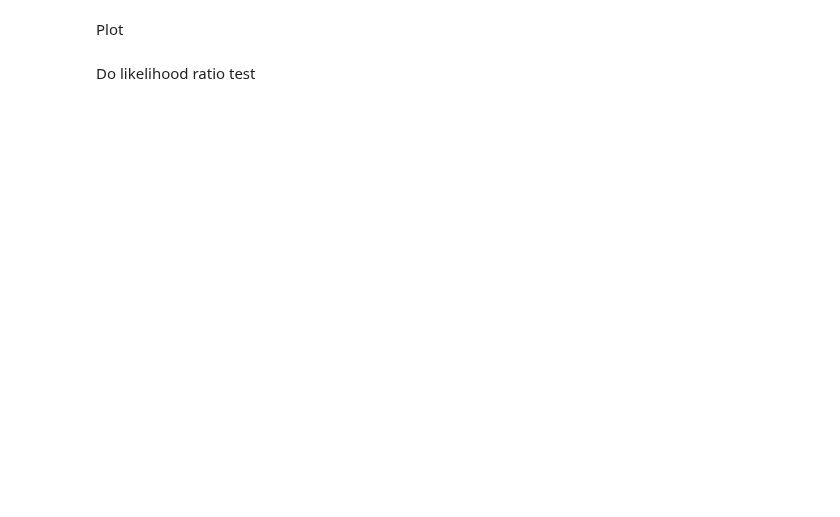
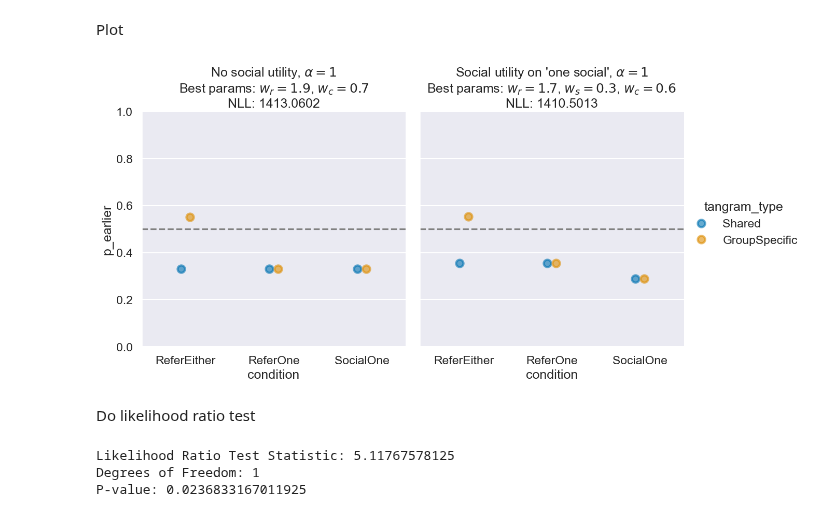
Before and after one commit to aliciamchen/code-switching, a Jupyter notebook: model/earlier-later-3pp-redblue.ipynb, the cells around one changed output. Cells and saved outputs as stored; diff of their text form; code cells hidden in the pictures; blank space fills up the shorter version.

Commit message:
remove hardcoded params from `grid_search_nll`

```diff
--- a/model/earlier-later-3pp-redblue.ipynb
+++ b/model/earlier-later-3pp-redblue.ipynb
@@ -4,7 +4,7 @@
 December 2024
 # %%
 # import jax
-# import jax.numpy as jnp
+import jax.numpy as jnp
 # from jax import lax
 import pandas as pd
 import matplotlib.pyplot as plt
@@ -13,8 +13,11 @@ from scipy.stats import chi2
 
 import data_tools
 import model_tools
+import utils
 
 from enums import *
+
+sns.set_theme('talk')
 # %%
 data = data_tools.get_data()
 tangram_info = data_tools.get_tangram_info(data)
@@ -24,6 +45,19 @@ tangram_info
+# %%
+alphas = jnp.array([1]) # jnp.arange(0, 5, 0.1)
+w_rs = jnp.arange(0, 5, 0.1)
+w_ss = jnp.arange(0, 5, 0.1)
+w_cs = jnp.arange(0, 5, 0.1)
+# %%
+params_list_no_social = utils.get_params_list(
+    alphas=alphas, w_rs=w_rs, w_ss=jnp.array([0]), w_cs=w_cs
+)
+
+params_list_social = utils.get_params_list(
+    alphas=alphas, w_rs=w_rs, w_ss=w_rs, w_cs=w_cs
+)
 # %%
-best_params_no_social, best_nll_no_social, _ = model_tools.grid_search_nll(data_organized, tangram_info, model_type="no_social")
-best_params_social, best_nll_social, _ = model_tools.grid_search_nll(data_organized, tangram_info, model_type="social")
+best_params_no_social, best_nll_no_social, _ = model_tools.grid_search_nll(data_organized, tangram_info, params_list=params_list_no_social)
+best_params_social, best_nll_social, _ = model_tools.grid_search_nll(data_organized, tangram_info, params_list=params_list_social)
 # %%
 print(f"Best params no social: {best_params_no_social}")
 print(f"NLL no social: {best_nll_no_social}")
@@ -72,31 +125,33 @@ Plot
 # %%
 g = sns.catplot(
     data=df_preds,
     x="condition",
     y="p_earlier",
     hue="tangram_type",
     col="type",
     kind="point",
     height=6,
     aspect=1,
     palette="colorblind",
     dodge=0.1,
     alpha=0.6,
     linestyle="none",
 )
 
 g.set(ylim=(0, 1))
 for ax in g.axes.flat:
     ax.axhline(0.5, ls="--", color="gray")
 
 # add an extra title to each of the plots
 titles = [
-    "No social utility\nBest: $\\alpha=1$, $w_r=1.9$, $w_c=0.7$\nNLL: 1413.0602",
-    "Social utility only on 'one social'\nBest: $\\alpha=0.5$, $w_r=3.4$, $w_s=0.5$, $w_c=1.2$\nNLL: 1410.3212",
+    f"No social utility, $\\alpha=1$\nBest params: $w_r={best_params_no_social[1]:.1f}$, $w_c={best_params_no_social[3]:.1f}$\nNLL: {best_nll_no_social:.4f}",
+    f"Social utility on 'one social', $\\alpha=1$\nBest params: $w_r={best_params_social[1]:.1f}$, $w_s={best_params_social[2]:.1f}$, $w_c={best_params_social[3]:.1f}$\nNLL: {best_nll_social:.4f}",
 ]
 for ax, title in zip(g.axes.flat, titles):
     ax.set_title(title)  # add padding to the title
 plt.show()
+# %% [output]
+[figure, added]
 # %% [markdown]
 Do likelihood ratio test
 # %%
@@ -111,3 +166,7 @@ p_value = chi2.sf(lr_stat, df)
 print(f"Likelihood Ratio Test Statistic: {lr_stat}")
 print(f"Degrees of Freedom: {df}")
 print(f"P-value: {p_value}")
+# %% [output]
+Likelihood Ratio Test Statistic: 5.11767578125
+Degrees of Freedom: 1
+P-value: 0.0236833167011925
```
Also changed, not shown: parts of 3 cells of this notebook, 1 other file.
